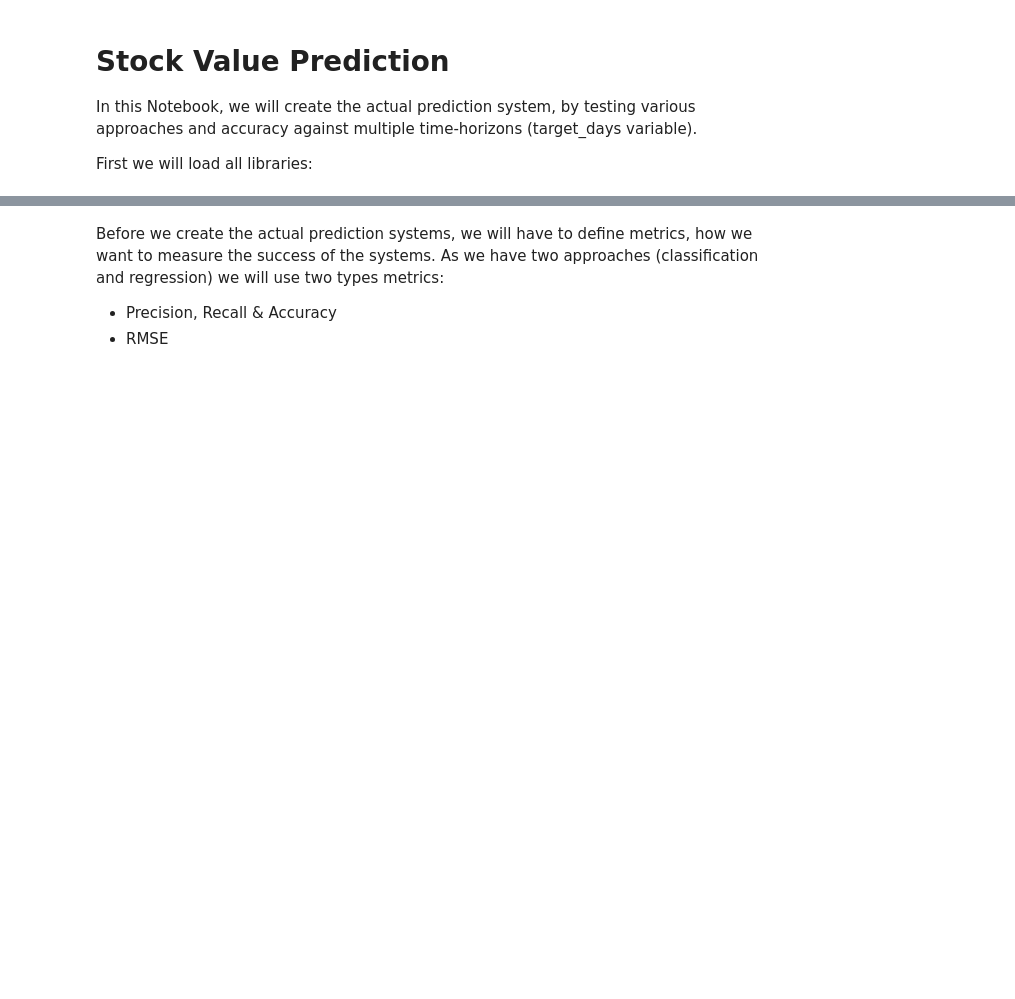
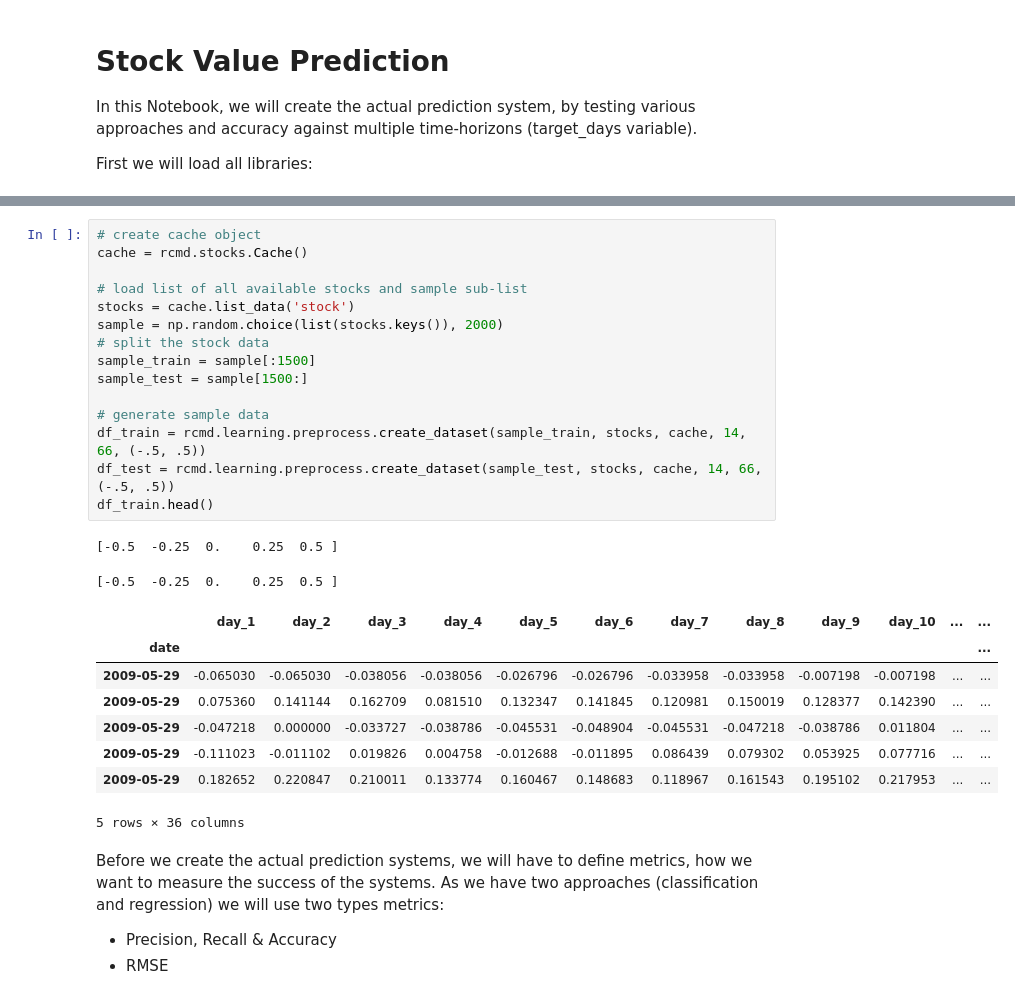
Before and after one commit to felixnext/stock_trend_analysis, a Jupyter notebook: notebooks/03-1_stocks-prediction.ipynb, the cells around one changed output, grey strips where cells are left out. Cells and saved outputs as stored; diff of their text form; blank space fills up the shorter version.

```diff
--- a/notebooks/03-1_stocks-prediction.ipynb
+++ b/notebooks/03-1_stocks-prediction.ipynb
@@ -39,3 +24,29 @@ Next, we create the input data pipelines for stock and statement data:
+# %%
+# create cache object
+cache = rcmd.stocks.Cache()
+
+# load list of all available stocks and sample sub-list
+stocks = cache.list_data('stock')
+sample = np.random.choice(list(stocks.keys()), 2000)
+# split the stock data
+sample_train = sample[:1500]
+sample_test = sample[1500:]
+
+# generate sample data
+df_train = rcmd.learning.preprocess.create_dataset(sample_train, stocks, cache, 14, 66, (-.5, .5))
+df_test = rcmd.learning.preprocess.create_dataset(sample_test, stocks, cache, 14, 66, (-.5, .5))
+df_train.head()
+# %% [output]
+[-0.5  -0.25  0.    0.25  0.5 ]
+[-0.5  -0.25  0.    0.25  0.5 ]
+|  | day_1 | day_2 | day_3 | day_4 | day_5 | day_6 | day_7 | day_8 | day_9 | day_10 | ... | ... |
+| date |  |  |  |  |  |  |  |  |  |  |  | ... |
+| 2009-05-29 | -0.065030 | -0.065030 | -0.038056 | -0.038056 | -0.026796 | -0.026796 | -0.033958 | -0.033958 | -0.007198 | -0.007198 | ... | ... |
+| 2009-05-29 | 0.075360 | 0.141144 | 0.162709 | 0.081510 | 0.132347 | 0.141845 | 0.120981 | 0.150019 | 0.128377 | 0.142390 | ... | ... |
+| 2009-05-29 | -0.047218 | 0.000000 | -0.033727 | -0.038786 | -0.045531 | -0.048904 | -0.045531 | -0.047218 | -0.038786 | 0.011804 | ... | ... |
+| 2009-05-29 | -0.111023 | -0.011102 | 0.019826 | 0.004758 | -0.012688 | -0.011895 | 0.086439 | 0.079302 | 0.053925 | 0.077716 | ... | ... |
+| 2009-05-29 | 0.182652 | 0.220847 | 0.210011 | 0.133774 | 0.160467 | 0.148683 | 0.118967 | 0.161543 | 0.195102 | 0.217953 | ... | ... |
+5 rows × 36 columns
 # %% [markdown]
 Before we create the actual prediction systems, we will have to define metrics, how we want to measure the success of the systems.
 As we have two approaches (classification and regression) we will use two types metrics:
```
Also changed, not shown: parts of 6 cells of this notebook, 5 other files.
